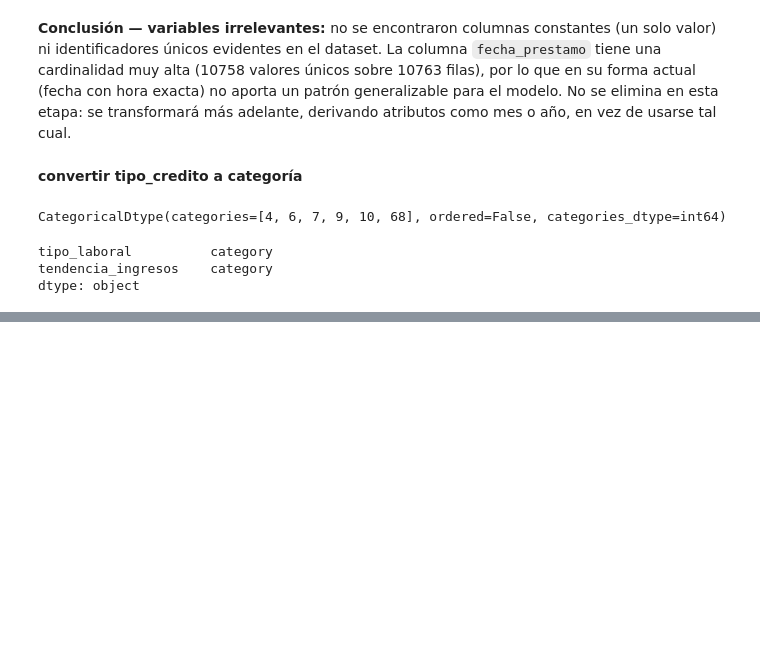
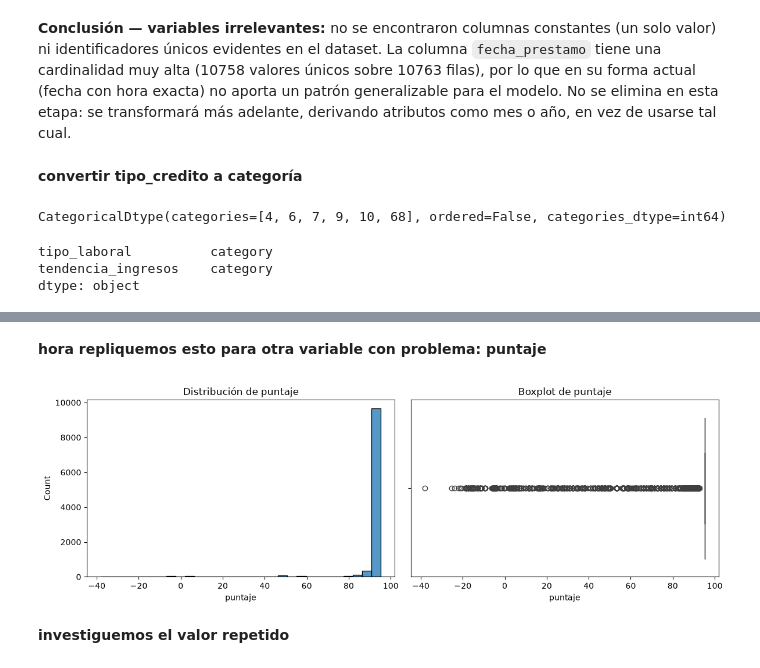
Before and after one commit to AlejandraBlandon/proyecto-integrador-churn, a Jupyter notebook: mlops_pipeline/src/comprension_eda.ipynb, the cells around one changed output, grey strips where cells are left out. Drawn from its saved outputs; the diff is of its cells as text; code cells hidden in the pictures; blank space fills up the shorter version.

```diff
--- a/mlops_pipeline/src/comprension_eda.ipynb
+++ b/mlops_pipeline/src/comprension_eda.ipynb
@@ -200,0 +255,17 @@ dtype: object
+# %% [markdown]
+**hora repliquemos esto para otra variable con problema: puntaje**
+# %%
+fig, axes = plt.subplots(1, 2, figsize=(12, 4))
+
+sns.histplot(df["puntaje"], bins=30, ax=axes[0])
+axes[0].set_title("Distribución de puntaje")
+
+sns.boxplot(x=df["puntaje"], ax=axes[1])
+axes[1].set_title("Boxplot de puntaje")
+
+plt.tight_layout()
+plt.show()
+# %% [output]
+[figure, added]
+# %% [markdown]
+**investiguemos el valor repetido**
```
Also changed, not shown: parts of 55 cells of this notebook.
